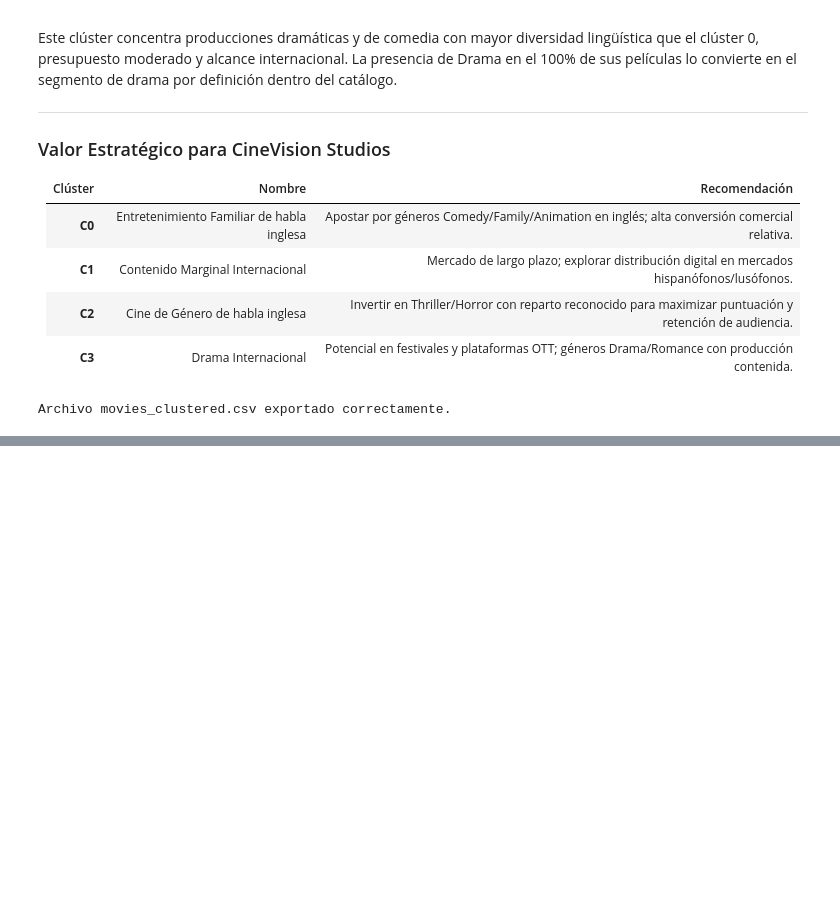
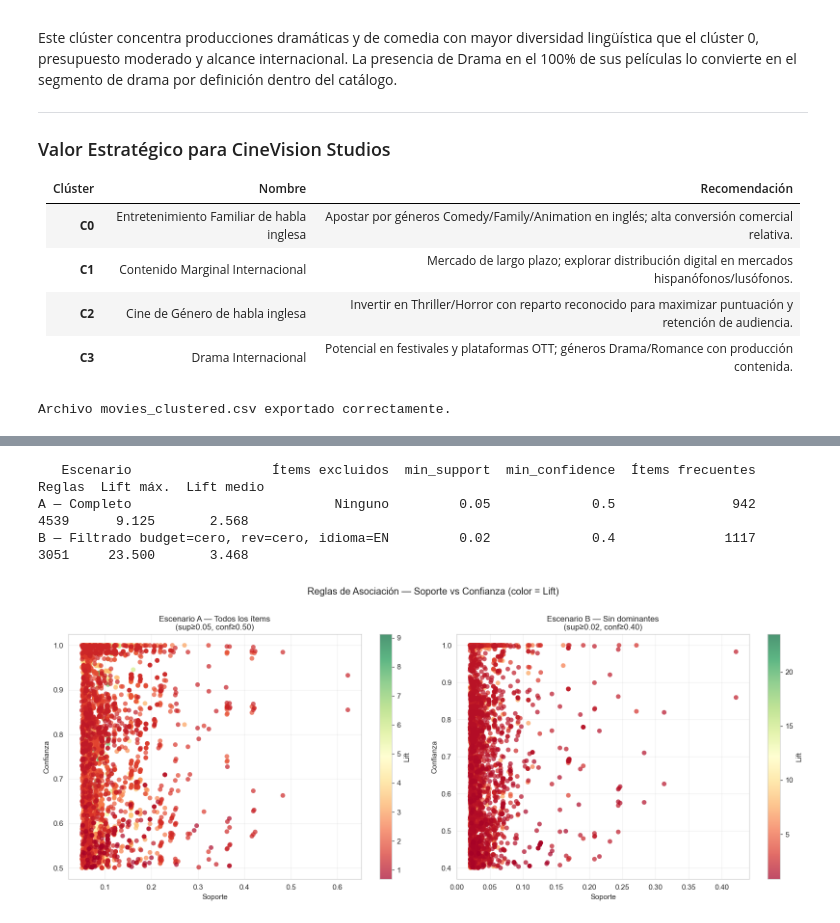
Before and after one commit to FerAHMz/lab2-md, a Jupyter notebook: lab2_clustering.ipynb, the cells around one changed output, grey strips where cells are left out. Drawn from its saved outputs; the diff is of its cells as text; code cells hidden in the pictures; blank space fills up the shorter version.

```diff
--- a/lab2_clustering.ipynb
+++ b/lab2_clustering.ipynb
@@ -1273,0 +1485,22 @@ Archivo movies_clustered.csv exportado correctamente.
+# %%
+# ── Escenario A: Apriori con todos los ítems, soporte ≥ 0.05, confianza ≥ 0.50 ──
+te_a = TransactionEncoder()
+te_array_a = te_a.fit_transform(transactions_full)
+df_te_a = pd.DataFrame(te_array_a, columns=te_a.columns_)
+
+freq_items_a = apriori(df_te_a, min_support=0.05, use_colnames=True, verbose=0)
+rules_a = association_rules(freq_items_a, metric='confidence', min_threshold=0.50,
+                            num_itemsets=len(freq_items_a))
+rules_a = rules_a.sort_values('lift', ascending=False).reset_index(drop=True)
+
+print(f"Escenario A — ítems frecuentes (sup≥0.05): {len(freq_items_a)}")
+print(f"Escenario A — reglas generadas (conf≥0.50): {len(rules_a)}\n")
+
+# Se muestran las 15 reglas de mayor lift
+cols_show = ['antecedents','consequents','support','confidence','lift']
+top_a = rules_a[cols_show].head(15).copy()
+top_a['antecedents'] = top_a['antecedents'].apply(lambda x: ', '.join(sorted(x)))
+top_a['consequents'] = top_a['consequents'].apply(lambda x: ', '.join(sorted(x)))
+top_a[['support','confidence','lift']] = top_a[['support','confidence','lift']].round(4)
+print("=== Top 15 reglas por lift — Escenario A ===")
+print(top_a.to_string(index=False))
@@ -1273,0 +1576,36 @@ Archivo movies_clustered.csv exportado correctamente.
+# %%
+# Se comparan los dos escenarios en un resumen de parámetros
+summary_params = pd.DataFrame({
+    'Escenario': ['A — Completo', 'B — Filtrado'],
+    'Ítems excluidos': ['Ninguno', 'budget=cero, rev=cero, idioma=EN'],
+    'min_support': [0.05, 0.02],
+    'min_confidence': [0.50, 0.40],
+    'Ítems frecuentes': [len(freq_items_a), len(freq_items_b)],
+    'Reglas': [len(rules_a), len(rules_b)],
+    'Lift máx.': [rules_a['lift'].max().round(3), rules_b['lift'].max().round(3)],
+    'Lift medio': [rules_a['lift'].mean().round(3), rules_b['lift'].mean().round(3)],
+})
+print(summary_params.to_string(index=False))
+# %% [output]
+   Escenario                  Ítems excluidos  min_support  min_confidence  Ítems frecuentes  Reglas  Lift máx.  Lift medio
+A — Completo                          Ninguno         0.05             0.5               942    4539      9.125       2.568
+B — Filtrado budget=cero, rev=cero, idioma=EN         0.02             0.4              1117    3051     23.500       3.468
+# %%
+# Se visualizan las reglas del Escenario B en un scatter soporte vs confianza, coloreado por lift
+fig, axes = plt.subplots(1, 2, figsize=(15, 6))
+
+for ax, (rules, title) in zip(axes, [
+        (rules_a, 'Escenario A — Todos los ítems\n(sup≥0.05, conf≥0.50)'),
+        (rules_b, 'Escenario B — Sin dominantes\n(sup≥0.02, conf≥0.40)')]):
+    sc = ax.scatter(rules['support'], rules['confidence'],
+                    c=rules['lift'], cmap='RdYlGn', alpha=0.7, s=40, edgecolors='none')
+    plt.colorbar(sc, ax=ax, label='Lift')
+    ax.set_xlabel('Soporte')
+    ax.set_ylabel('Confianza')
+    ax.set_title(title, fontsize=11)
+
+plt.suptitle('Reglas de Asociación — Soporte vs Confianza (color = Lift)', fontsize=13, y=1.01)
+plt.tight_layout()
+plt.show()
+# %% [output]
+[figure, added]
```
Also changed, not shown: parts of 13 cells of this notebook.
